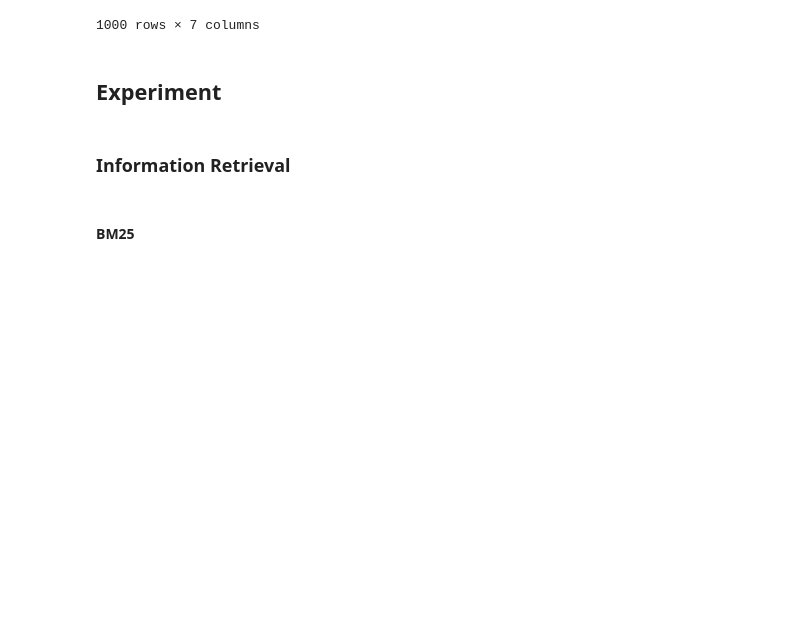
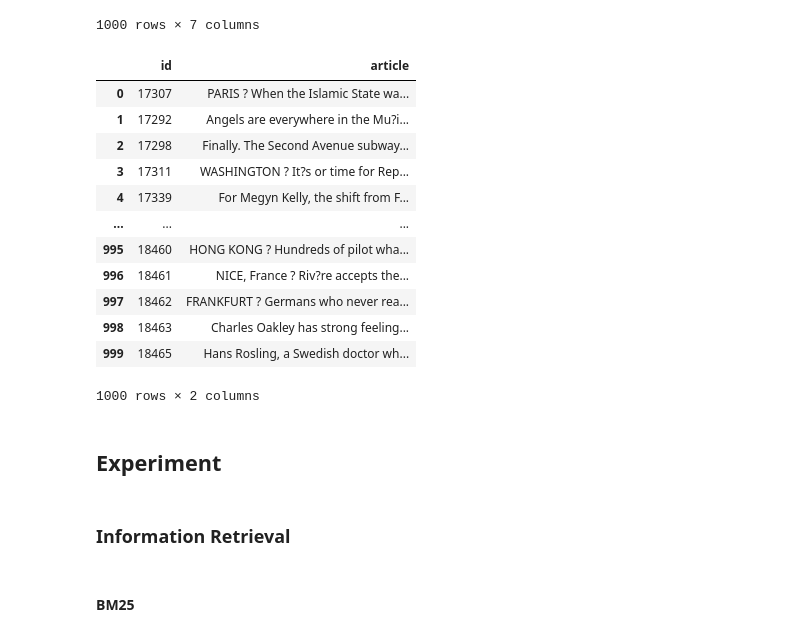
Before and after one commit to putrik06/Question_Answering_NLP, a Jupyter notebook: Copy_of_a1873127_a1876235_S1_ANLP_assign2.ipynb, the cells around one changed output. Saved outputs shown, nothing was run; the diff lists cells and outputs as text; code cells hidden in the pictures; blank space fills up the shorter version.

Commit message:
Fix the load data content from Github url

```diff
--- a/Copy_of_a1873127_a1876235_S1_ANLP_assign2.ipynb
+++ b/Copy_of_a1873127_a1876235_S1_ANLP_assign2.ipynb
@@ -23,17 +18,3 @@ import seaborn as sns
 import json
 import spacy
 import matplotlib.pyplot as plt
-# %%
-# Read the dataset from google drive
-from google.colab import drive
-drive.mount('/content/drive')
-
-# Path to my csv file
-archive_path ='/content/drive/My Drive/Assignment2_NLP/news_dataset.csv'
-
-# Get data from JSON file
-encoding_type = 'latin1'
-df = pd.read_csv(archive_path, encoding=encoding_type)
-
-# Display DataFrame information
-df.info()
@@ -55,0 +25,9 @@ memory usage: 54.8+ KB
+# %%
+# Load from URL for the raw GitHub content
+url = 'https://raw.githubusercontent.com/putrik06/Question_Answering_NLP/d9b955cc7d1101dee2ecbc038a3eb4078bd5686b/news_dataset.csv'
+
+try:
+    # Attempt to read the CSV with UTF-16 encoding and handling for bad lines
+    df = pd.read_csv(url, encoding='latin1', on_bad_lines='skip')  # Use UTF-16 encoding
+except Exception as e:
+    print(f"An error occurred: {e}")
@@ -71,6 +66,21 @@ df
 1000 rows × 7 columns
 # %%
 df.drop(columns=['author','date', 'year','month','topic'], inplace=True)
+df
+# %% [output]
+|  | id | article |
+| 0 | 17307 | PARIS ? When the Islamic State wa... |
+| 1 | 17292 | Angels are everywhere in the Mu?i... |
+| 2 | 17298 | Finally. The Second Avenue subway... |
+| 3 | 17311 | WASHINGTON ? It?s or time for Rep... |
+| 4 | 17339 | For Megyn Kelly, the shift from F... |
+| ... | ... | ... |
+| 995 | 18460 | HONG KONG ? Hundreds of pilot wha... |
+| 996 | 18461 | NICE, France ? Riv?re accepts the... |
+| 997 | 18462 | FRANKFURT ? Germans who never rea... |
+| 998 | 18463 | Charles Oakley has strong feeling... |
+| 999 | 18465 | Hans Rosling, a Swedish doctor wh... |
+1000 rows × 2 columns
 # %% [markdown]
 ## Experiment
 # %% [markdown]
```
Also changed, not shown: parts of 10 cells of this notebook.
